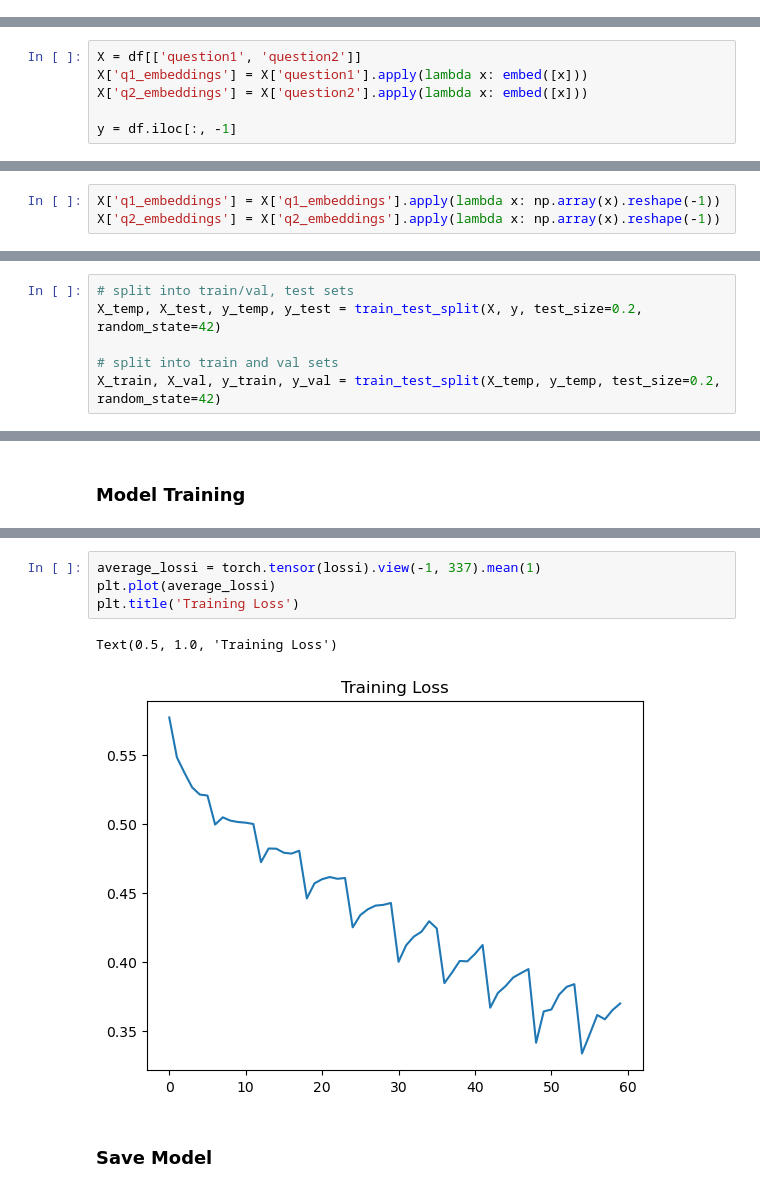
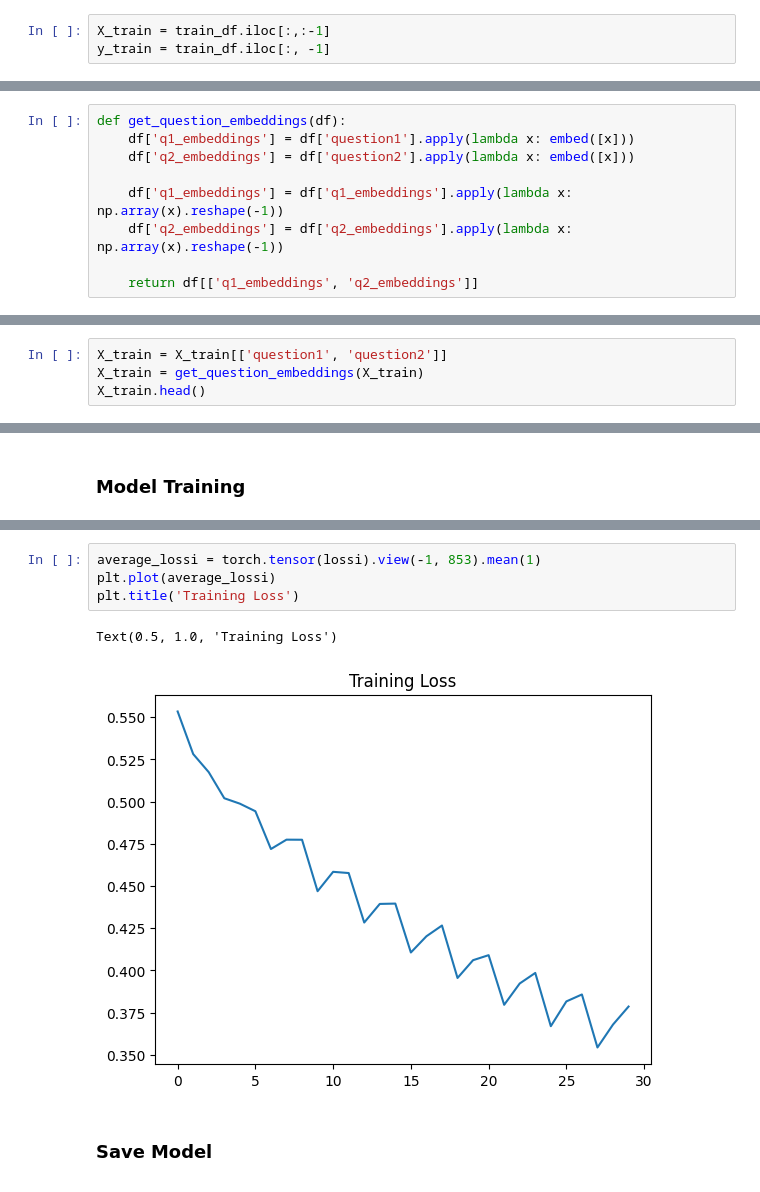
Before and after one commit to cs3244-group-16/quora-question-pairs, a Jupyter notebook: notebooks/03-eugene-USE-fcn-concat.ipynb, the cells around one changed output, grey strips where cells are left out. Cells and saved outputs as stored; diff of their text form.

```diff
--- a/notebooks/03-eugene-USE-fcn-concat.ipynb
+++ b/notebooks/03-eugene-USE-fcn-concat.ipynb
@@ -62,0 +122,3 @@ Dataframe has 404287 rows after removing null values.
+# %%
+X_train = train_df.iloc[:,:-1]
+y_train = train_df.iloc[:, -1]
@@ -96,8 +164,11 @@ class EmbeddingConcatenateModel(nn.Module):
 # %% [markdown]
 ### Dataset Preparation
 # %%
-X = df[['question1', 'question2']]
-X['q1_embeddings'] = X['question1'].apply(lambda x: embed([x]))
-X['q2_embeddings'] = X['question2'].apply(lambda x: embed([x]))
+def get_question_embeddings(df):
+    df['q1_embeddings'] = df['question1'].apply(lambda x: embed([x]))
+    df['q2_embeddings'] = df['question2'].apply(lambda x: embed([x]))
 
-y = df.iloc[:, -1]
+    df['q1_embeddings'] = df['q1_embeddings'].apply(lambda x: np.array(x).reshape(-1))
+    df['q2_embeddings'] = df['q2_embeddings'].apply(lambda x: np.array(x).reshape(-1))
+
+    return df[['q1_embeddings', 'q2_embeddings']]
@@ -115,4 +175,5 @@ See the caveats in the documentation: https://pandas.pydata.org/pandas-docs/stab
 # %%
-X['q1_embeddings'] = X['q1_embeddings'].apply(lambda x: np.array(x).reshape(-1))
-X['q2_embeddings'] = X['q2_embeddings'].apply(lambda x: np.array(x).reshape(-1))
+X_train = X_train[['question1', 'question2']]
+X_train = get_question_embeddings(X_train)
+X_train.head()
 # %% [output]
@@ -139,6 +196,0 @@ X.head()
-# %%
-# split into train/val, test sets
-X_temp, X_test, y_temp, y_test = train_test_split(X, y, test_size=0.2, random_state=42)
-
-# split into train and val sets
-X_train, X_val, y_train, y_val = train_test_split(X_temp, y_temp, test_size=0.2, random_state=42)
@@ -243,10 +299,10 @@ Epoch 10: Loss = 0.3560
 # %%
-average_lossi = torch.tensor(lossi).view(-1, 337).mean(1)
+average_lossi = torch.tensor(lossi).view(-1, 853).mean(1)
 plt.plot(average_lossi)
 plt.title('Training Loss')
 # %% [output]
 Text(0.5, 1.0, 'Training Loss')
-[figure, old version]
+[figure, new version]
 # %% [markdown]
 ### Save Model
 # %%
```
Also changed, not shown: parts of 35 cells of this notebook, 2 other files.
